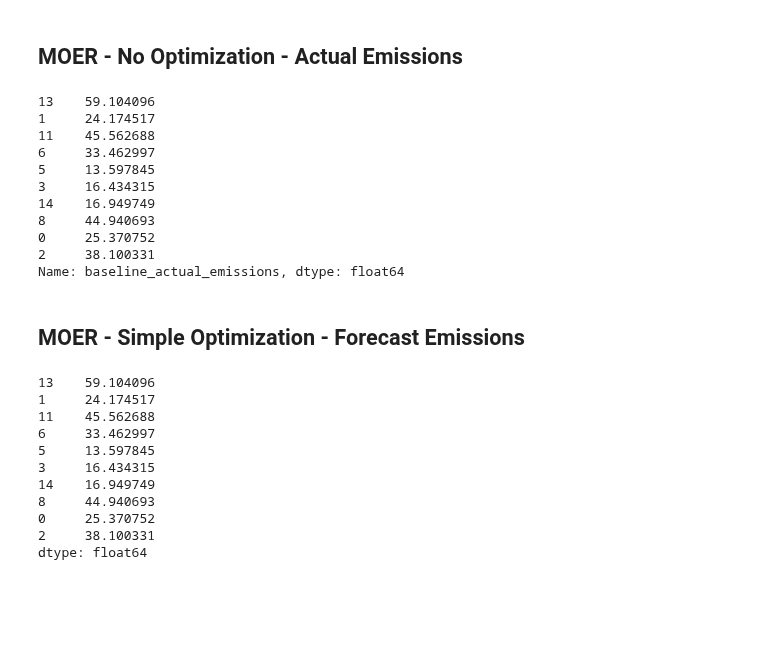
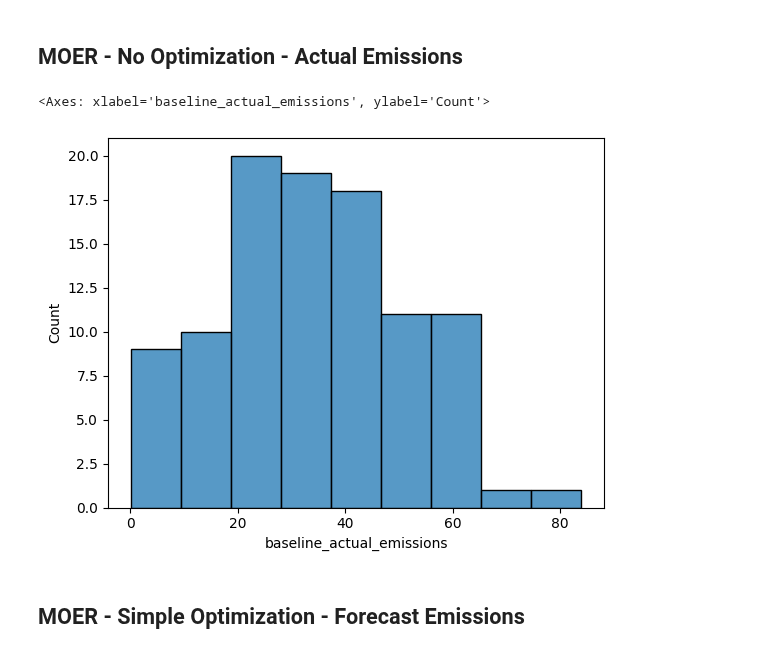
Before and after one commit to WattTime/watttime-python-client, a Jupyter notebook: evaluation/moer_synth_data_tests.ipynb, the cells around one changed output. Cells and saved outputs as stored; diff of their text form; code cells hidden in the pictures; blank space fills up the shorter version.

```diff
--- a/evaluation/moer_synth_data_tests.ipynb
+++ b/evaluation/moer_synth_data_tests.ipynb
@@ -35,7 +35,7 @@ synth_data["plug_in_time"] = pd.to_datetime(synth_data["plug_in_time"])
 synth_data["unplug_time"] = pd.to_datetime(synth_data["unplug_time"])
 # %%
 # one user - 10 sessions - Feb 2024
-synth_data = synth_data.query('user_type == "r4.736000000000001_tc95_avglc23868_sdlc7685"').sample(10)
+synth_data = synth_data.sample(100)
 # %% [markdown]
 ## API Data
 # %%
@@ -68,20 +68,10 @@ synth_data['charger_baseline_actual'] = synth_data.apply(
         axis = 1
         )
 
+synth_data['baseline_charging_schedule'] = synth_data['charger_baseline_actual'].apply(
+    lambda  x: x.get_schedule()
+    )
+
 synth_data['baseline_actual_emissions'] = synth_data['charger_baseline_actual'].apply(
     lambda  x: x.get_total_cost()
     )
-# %%
-synth_data['baseline_actual_emissions']
-# %% [output]
-13    59.104096
-1     24.174517
-11    45.562688
-6     33.462997
-5     13.597845
-3     16.434315
-14    16.949749
-8     44.940693
-0     25.370752
-2     38.100331
-Name: baseline_actual_emissions, dtype: float64
@@ -88,3 +80,8 @@ Name: baseline_actual_emissions, dtype: float64
+# %%
+sns.histplot(synth_data['baseline_actual_emissions'])
+# %% [output]
+<Axes: xlabel='baseline_actual_emissions', ylabel='Count'>
+[figure, added]
 # %% [markdown]
 ## MOER - Simple Optimization - Forecast Emissions
 # %%
@@ -107,22 +108,10 @@ def get_total_emission(moer, schedule):
     x = np.array(schedule).flatten()
     return np.dot(moer[:x.shape[0]], x)
 # %%
-synth_data.apply(
+synth_data["simple_actual_emissions"] = synth_data.apply(
     lambda x: get_total_emission(
         x.moer_data_actual['value'],
-        x.charger_simple_forecast.get_schedule()
+        x.simple_charing_schedule,
     ),
     axis = 1
 )
-# %% [output]
-13    59.104096
-1     24.174517
-11    45.562688
-6     33.462997
-5     13.597845
-3     16.434315
-14    16.949749
-8     44.940693
-0     25.370752
-2     38.100331
-dtype: float64
```
Also changed, not shown: parts of 7 cells of this notebook.
